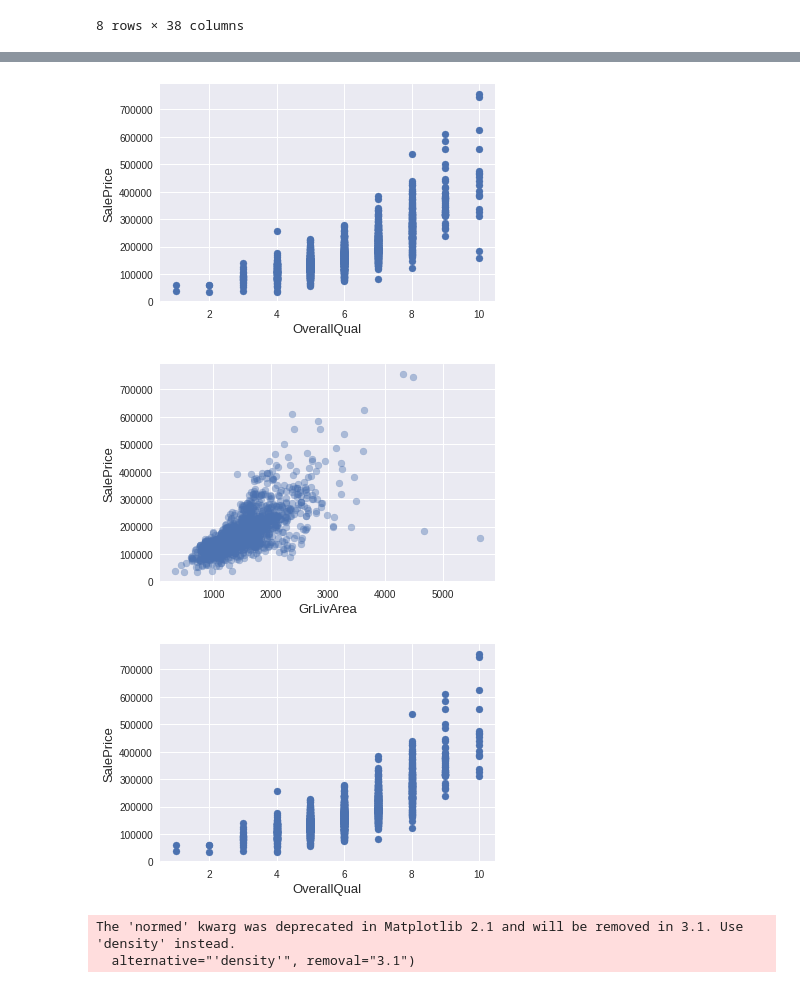
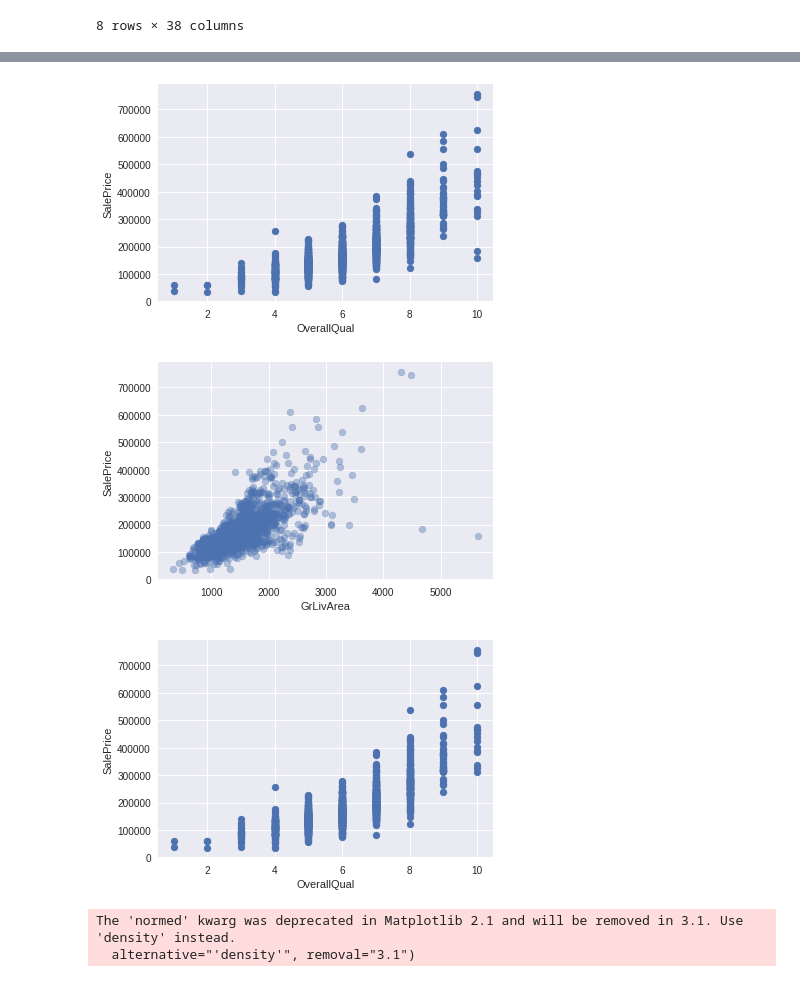
Before and after one commit to OwlMa/CS634, a Jupyter notebook: Housing_prediction.ipynb, the cells around one changed output, grey strips where cells are left out. Drawn from its saved outputs; the diff is of its cells as text; code cells hidden in the pictures.

```diff
--- a/Housing_prediction.ipynb
+++ b/Housing_prediction.ipynb
@@ -98,21 +98,21 @@ Name: SalePrice, dtype: float64
 # %%
 %matplotlib inline
 import matplotlib.pyplot as plt
 
 fig,a=plt.subplots()
 a.scatter(x=house_train['OverallQual'],y=house_train['SalePrice'])
-plt.ylabel('SalePrice',fontsize=13)
-plt.xlabel('OverallQual',fontsize=13)
+plt.ylabel('SalePrice')
+plt.xlabel('OverallQual')
 plt.show()
 
 fig,a1=plt.subplots()
 a1.scatter(x=house_train['GrLivArea'],y=house_train['SalePrice'],alpha=0.4)
-plt.ylabel('SalePrice',fontsize=13)
-plt.xlabel('GrLivArea',fontsize=13)
+plt.ylabel('SalePrice')
+plt.xlabel('GrLivArea')
 plt.show()
 # %% [output]
-[figure, old version]
+[figure, new version]
-[figure, old version]
+[figure, new version]
 # %%
 #Through these two graphs,we can clearly see that there are two houses not only large but also cheap with a excellent overall condition. These two houses might be in the remote and sparsely populated area.
 #There it is better to delete the two oultliers.
@@ -121,11 +121,11 @@ house_train=house_train.drop(house_train[(house_train['GrLivArea']>4000)&(house_
 #recheck the scatter plots
 fig,a=plt.subplots()
 a.scatter(x=house_train['OverallQual'],y=house_train['SalePrice'])
-plt.ylabel('SalePrice',fontsize=13)
-plt.xlabel('OverallQual',fontsize=13)
+plt.ylabel('SalePrice')
+plt.xlabel('OverallQual')
 plt.show()
 # %% [output]
-[figure, old version]
+[figure, new version]
 # %%
 import numpy as np
 sns.distplot(house_train["SalePrice"],fit=norm)
```
Also changed, not shown: parts of 5 cells of this notebook.
